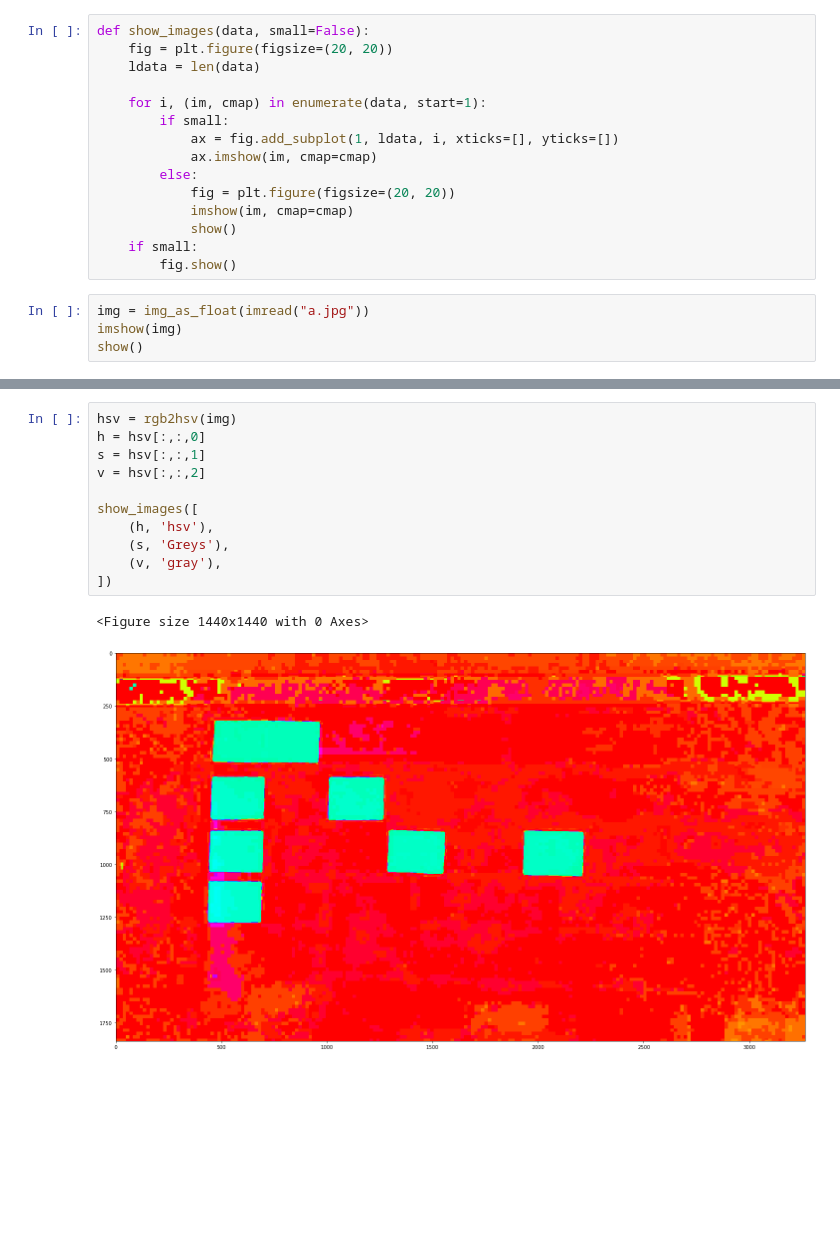
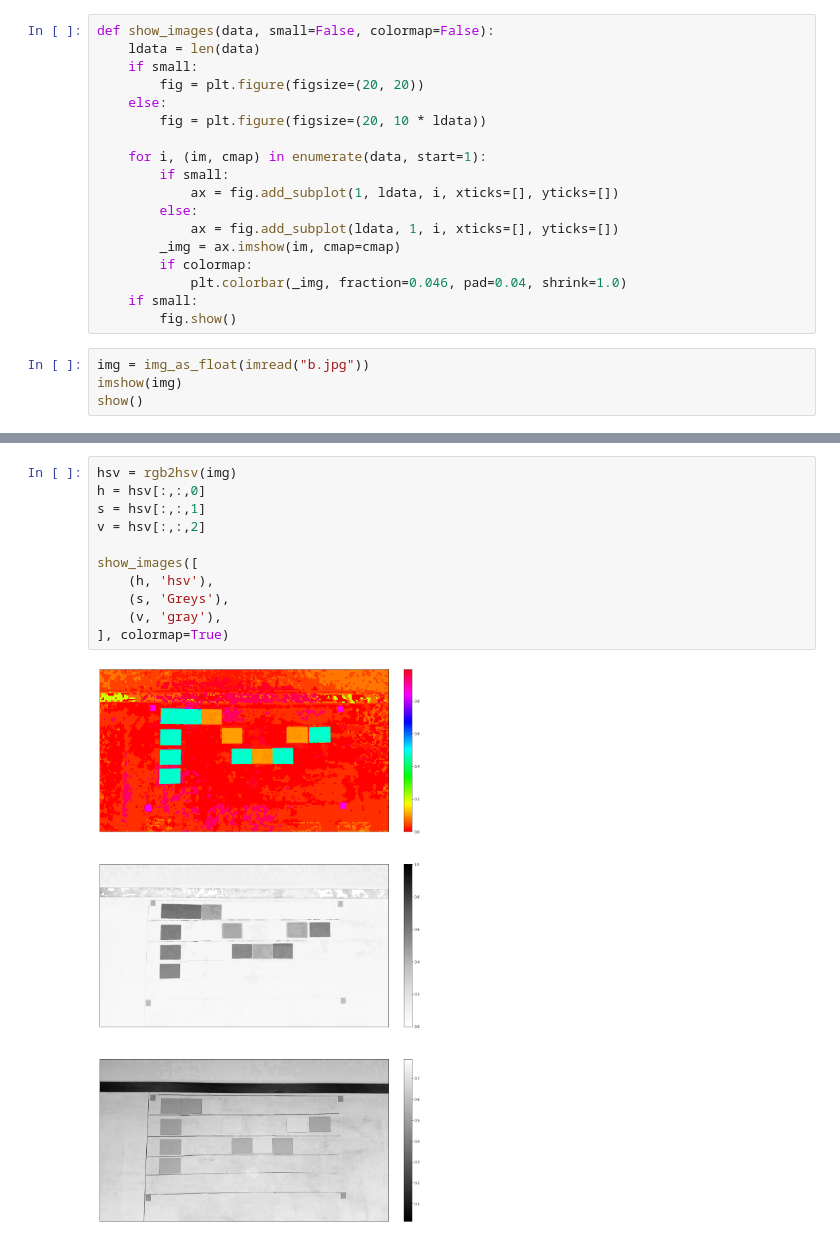
Before and after one commit to hackerspace-silesia/nospr-kopytko, a Jupyter notebook: image-detection.ipynb, the cells around one changed output, grey strips where cells are left out. Drawn from its saved outputs; the diff is of its cells as text; blank space fills up the shorter version.

```diff
--- a/image-detection.ipynb
+++ b/image-detection.ipynb
@@ -11,20 +9,23 @@ ImportError: cannot import name 'colorbar' from 'skimage.io' (/home/firemark/git
 # %%
-def show_images(data, small=False):
-    fig = plt.figure(figsize=(20, 20))
+def show_images(data, small=False, colormap=False):
     ldata = len(data)
+    if small:
+        fig = plt.figure(figsize=(20, 20))
+    else:
+        fig = plt.figure(figsize=(20, 10 * ldata))
 
     for i, (im, cmap) in enumerate(data, start=1):
         if small:
             ax = fig.add_subplot(1, ldata, i, xticks=[], yticks=[])
-            ax.imshow(im, cmap=cmap)
         else:
-            fig = plt.figure(figsize=(20, 20))
-            imshow(im, cmap=cmap)
-            show()
+            ax = fig.add_subplot(ldata, 1, i, xticks=[], yticks=[])
+        _img = ax.imshow(im, cmap=cmap)
+        if colormap:
+            plt.colorbar(_img, fraction=0.046, pad=0.04, shrink=1.0)
     if small:
         fig.show()
 # %%
-img = img_as_float(imread("a.jpg"))
+img = img_as_float(imread("b.jpg"))
 imshow(img)
 show()
 # %% [output]
@@ -32,14 +33,13 @@ show()
 # %%
 hsv = rgb2hsv(img)
 h = hsv[:,:,0]
 s = hsv[:,:,1]
 v = hsv[:,:,2]
 
 show_images([
     (h, 'hsv'),
     (s, 'Greys'),
     (v, 'gray'),
-])
+], colormap=True)
 # %% [output]
-<Figure size 1440x1440 with 0 Axes>
-[figure, old version]
+[figure, new version]
```
Also changed, not shown: parts of 7 cells of this notebook, 1 other file.
